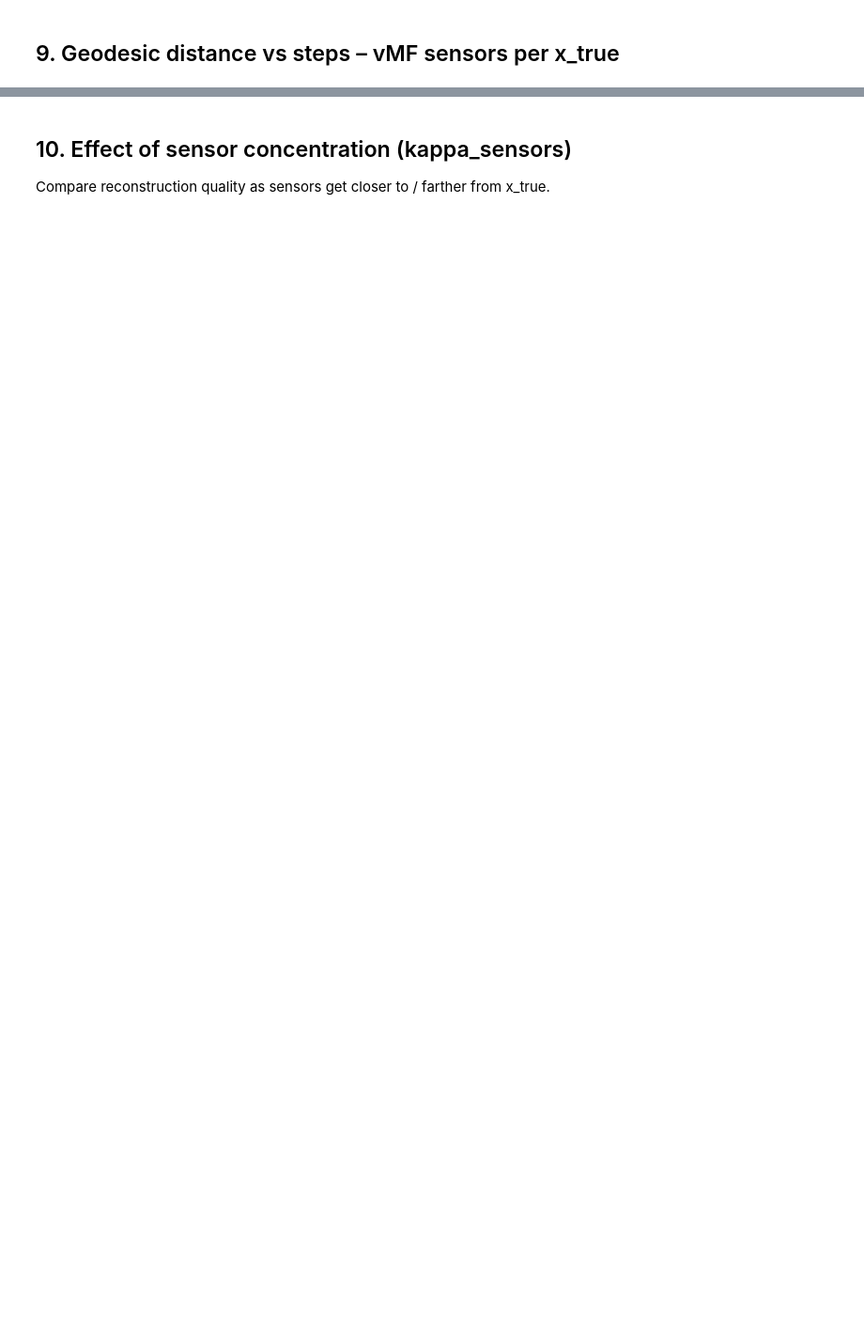
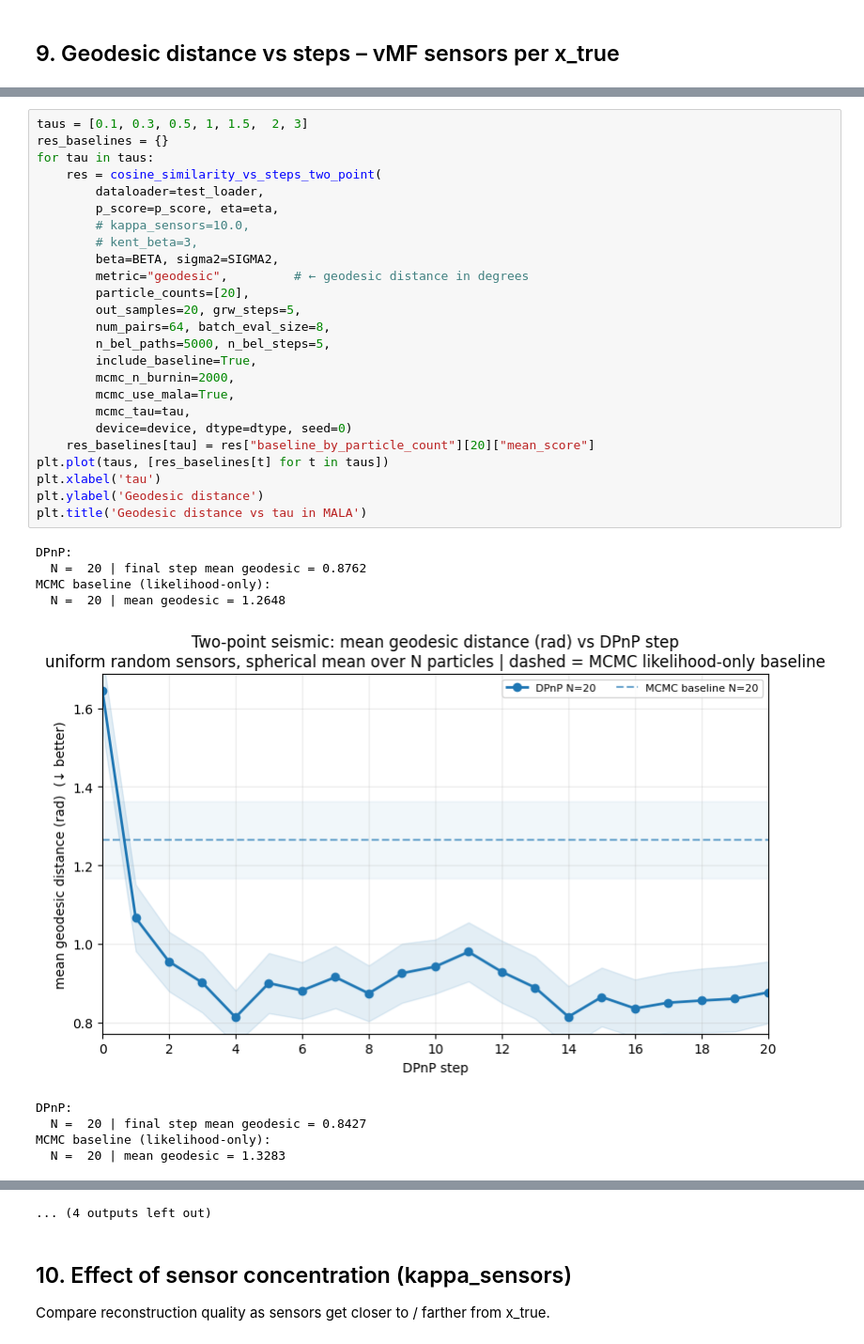
Before and after one commit to IvanLee329/Manifold-DPnP, a Jupyter notebook: Earth experiment/two_point_demo.ipynb, the cells around one changed output, grey strips where cells are left out. Shown at 94% size. Cells and saved outputs as stored; diff of their text form; blank space fills up the shorter version.

```diff
--- a/Earth experiment/two_point_demo.ipynb
+++ b/Earth experiment/two_point_demo.ipynb
@@ -351,0 +200,35 @@ MCMC baseline (likelihood-only):
+# %%
+taus = [0.1, 0.3, 0.5, 1, 1.5,  2, 3]
+res_baselines = {}
+for tau in taus:
+    res = cosine_similarity_vs_steps_two_point(
+        dataloader=test_loader,
+        p_score=p_score, eta=eta,
+        # kappa_sensors=10.0,
+        # kent_beta=3,
+        beta=BETA, sigma2=SIGMA2,
+        metric="geodesic",         # ← geodesic distance in degrees
+        particle_counts=[20],
+        out_samples=20, grw_steps=5,
+        num_pairs=64, batch_eval_size=8,
+        n_bel_paths=5000, n_bel_steps=5,
+        include_baseline=True,
+        mcmc_n_burnin=2000,
+        mcmc_use_mala=True,
+        mcmc_tau=tau,
+        device=device, dtype=dtype, seed=0)
+    res_baselines[tau] = res["baseline_by_particle_count"][20]["mean_score"]
+plt.plot(taus, [res_baselines[t] for t in taus])
+plt.xlabel('tau')
+plt.ylabel('Geodesic distance')
+plt.title('Geodesic distance vs tau in MALA')
+# %% [output]
+DPnP:
+  N =  20 | final step mean geodesic = 0.8762
+MCMC baseline (likelihood-only):
+  N =  20 | mean geodesic = 1.2648
+[figure, added]
+DPnP:
+  N =  20 | final step mean geodesic = 0.8427
+MCMC baseline (likelihood-only):
+  N =  20 | mean geodesic = 1.3283
@@ -352,3 +256,4 @@ MCMC baseline (likelihood-only):
+... (4 outputs left out)
 # %% [markdown]
 ## 10. Effect of sensor concentration (kappa_sensors)
 
```
Also changed, not shown: parts of 17 cells of this notebook, 1 other file.
